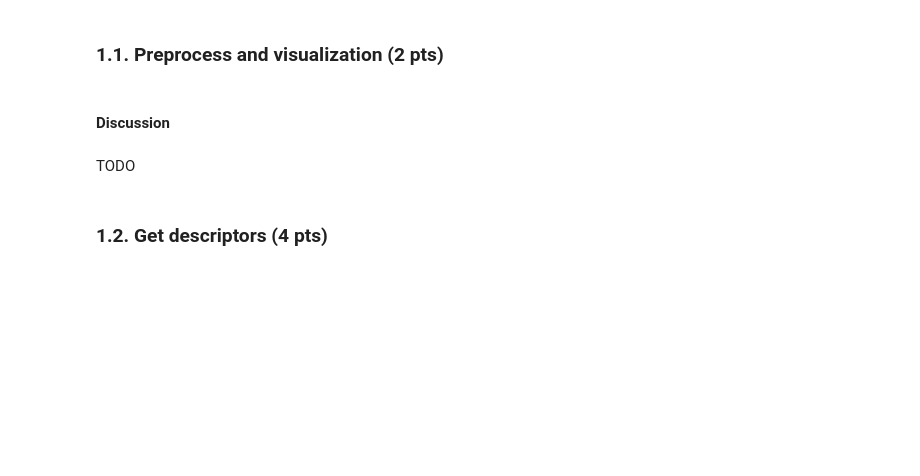
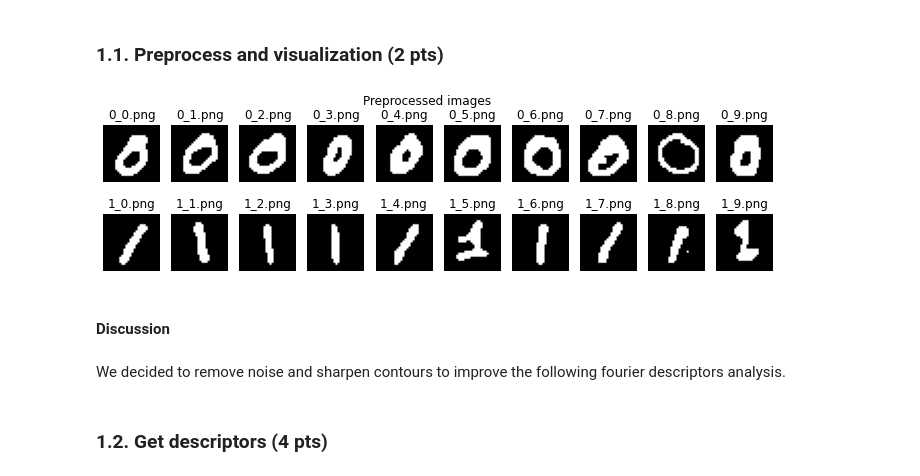
Before and after one commit to alessandrodalbesio/EPFL-image-analysis-and-pattern-recognition, a Jupyter notebook: lab/lab_02_object_description.ipynb, the cells around one changed output. Cells and saved outputs as stored; diff of their text form; code cells hidden in the pictures; blank space fills up the shorter version.

Commit message:
started Fourier descriptors

```diff
--- a/lab/lab_02_object_description.ipynb
+++ b/lab/lab_02_object_description.ipynb
@@ -128,26 +128,37 @@ In this part you will use images of "0"s and "1"s.
 ### 1. Fourier Descriptors
 # %% [markdown]
 ### 1.1. Preprocess and visualization (2 pts)
+# %%
+def preprocess(im):
+    # remove noise
+    im = skimage.filters.median(im, skimage.morphology.disk(2))
+    # threshold
+    im = im > 0.6
+    # unsharp mask
+    im = skimage.filters.unsharp_mask(im, radius=1, amount=1)
+    return im
 # %%
-# TODO: Fill the lists below with your preprocessed images of "0"s and "1"s
-zeros = []
-ones = []
+# Fill the lists below with your preprocessed images of "0"s and "1"s
+zeros = [preprocess(im) for im in zeros_im]
+ones = [preprocess(im) for im in ones_im]
 
 # Plot images
 fig, axes = plt.subplots(2, len(zeros), figsize=(12, 3))
 for ax, im, nm in zip(axes[0], zeros, zeros_names):
     ax.imshow(im, cmap='gray')
     ax.axis('off')
     ax.set_title(nm)
 for ax, im, nm in zip(axes[1], ones, ones_names):
     ax.imshow(im, cmap='gray')
     ax.axis('off')
     ax.set_title(nm)
 fig.suptitle("Preprocessed images")
 plt.show()
+# %% [output]
+[figure, added]
 # %% [markdown]
 #### Discussion
-# %% [markdown]
-TODO
+# %% [markdown]
+We decided to remove noise and sharpen contours to improve the following fourier descriptors analysis.
 # %% [markdown]
 ### 1.2. Get descriptors (4 pts)
```
Also changed, not shown: parts of 7 cells of this notebook, 1 other file.
